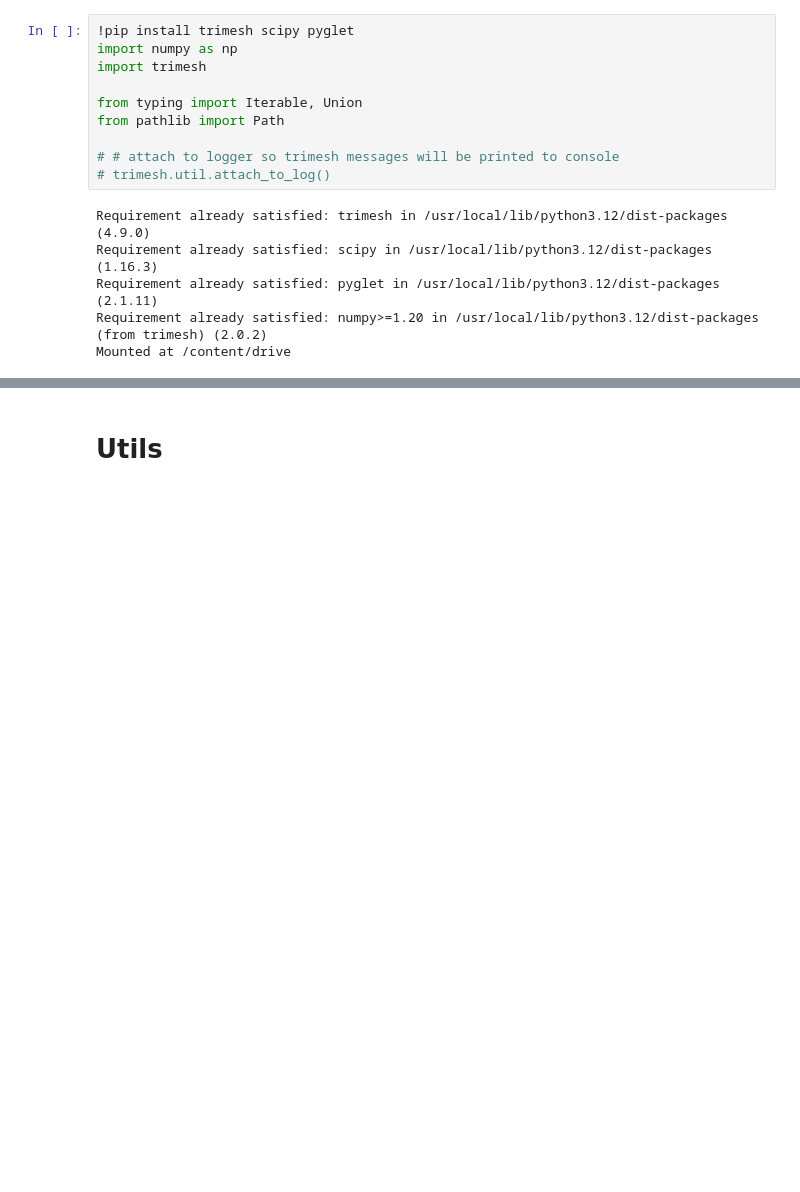
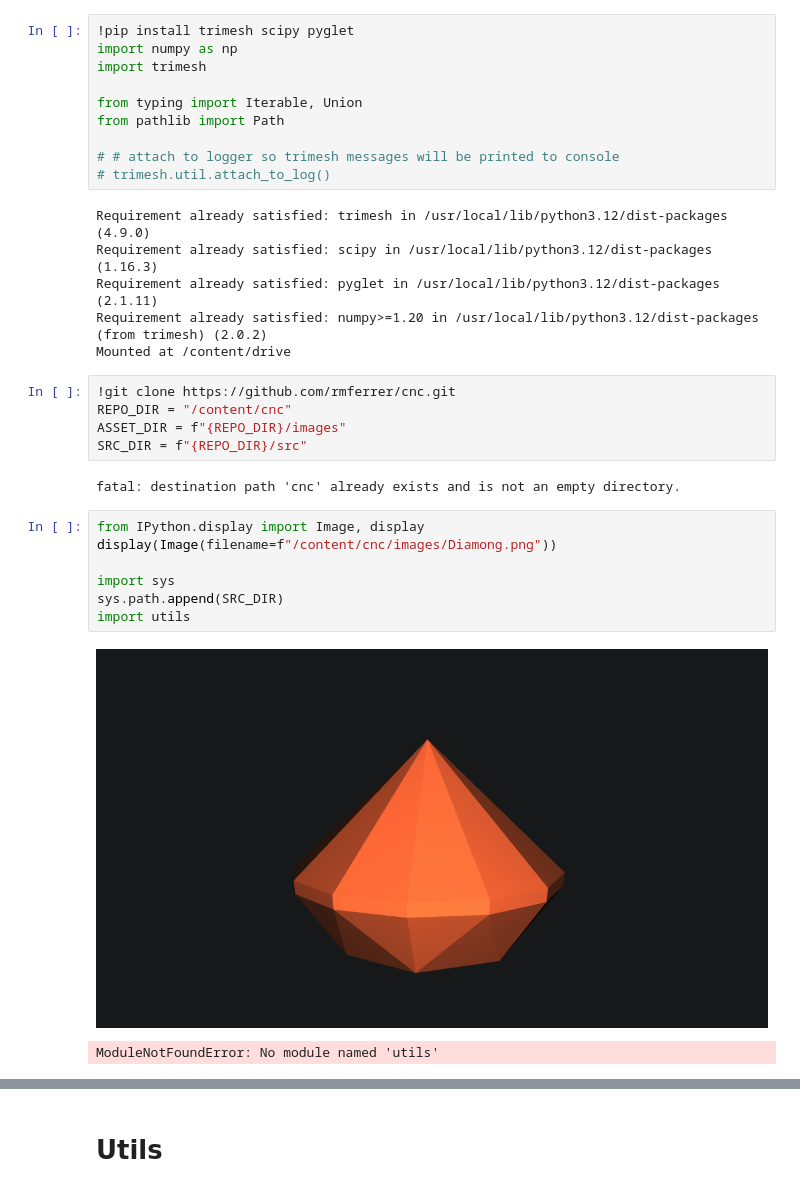
Before and after one commit to rmferrer/cnc, a Jupyter notebook: src/cnc_manufacturability.ipynb, the cells around one changed output, grey strips where cells are left out. Drawn from its saved outputs; the diff is of its cells as text; blank space fills up the shorter version.

```diff
--- a/src/cnc_manufacturability.ipynb
+++ b/src/cnc_manufacturability.ipynb
@@ -22,3 +22,20 @@ Requirement already satisfied: scipy in /usr/local/lib/python3.12/dist-packages
 Requirement already satisfied: pyglet in /usr/local/lib/python3.12/dist-packages (2.1.11)
 Requirement already satisfied: numpy>=1.20 in /usr/local/lib/python3.12/dist-packages (from trimesh) (2.0.2)
 Mounted at /content/drive
+# %%
+!git clone https://github.com/rmferrer/cnc.git
+REPO_DIR = "/content/cnc"
+ASSET_DIR = f"{REPO_DIR}/images"
+SRC_DIR = f"{REPO_DIR}/src"
+# %% [output]
+fatal: destination path 'cnc' already exists and is not an empty directory.
+# %%
+from IPython.display import Image, display
+display(Image(filename=f"/content/cnc/images/Diamong.png"))
+
+import sys
+sys.path.append(SRC_DIR)
+import utils
+# %% [output]
+[figure, added]
+ModuleNotFoundError: No module named 'utils'
```
Also changed, not shown: parts of 20 cells of this notebook.
